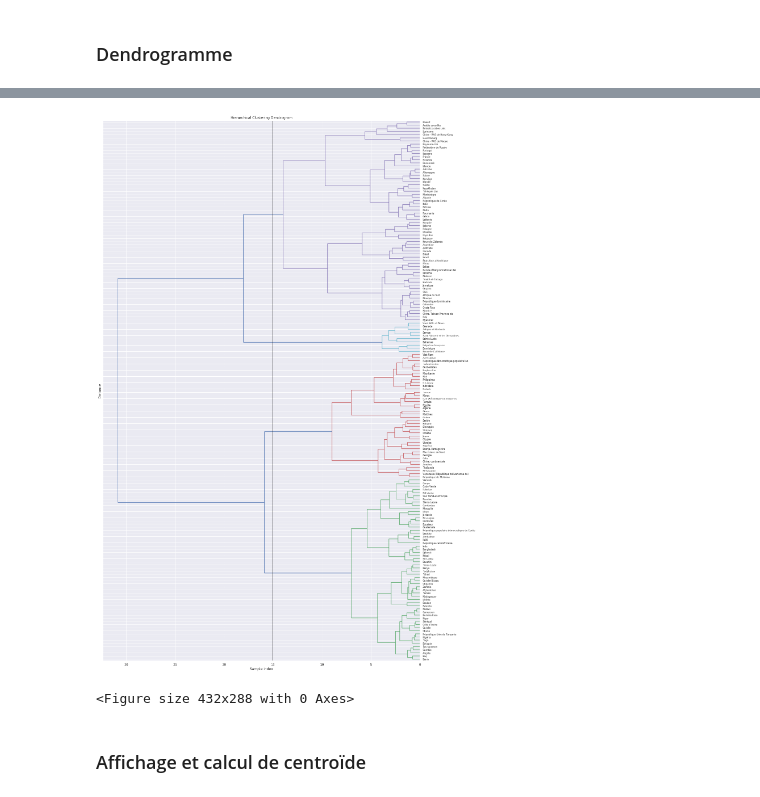
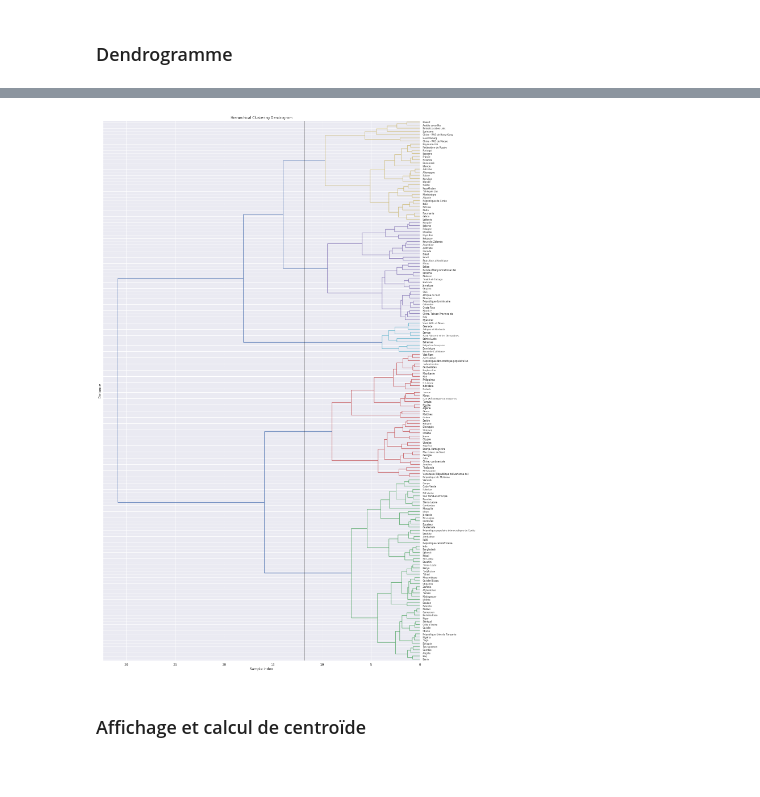
Before and after one commit to FranckDELRUE/FranckDELRUE-OCR-Project-5-DAn-Python, a Jupyter notebook: P5_02_Code.ipynb, the cells around one changed output, grey strips where cells are left out. Drawn from its saved outputs; the diff is of its cells as text; code cells hidden in the pictures.

```diff
--- a/P5_02_Code.ipynb
+++ b/P5_02_Code.ipynb
@@ -60,6 +61,8 @@ names = data.index
 # Centrage et Réduction
 std_scale = preprocessing.StandardScaler().fit(X)
 X_scaled = std_scale.transform(X)
+
+__CLUSTER__ = 5
 # %% [markdown]
 ### Optimisation du dendrogramme
 # %% [markdown]
@@ -202,23 +206,25 @@ plt.show()
 # %%
 # Affichage du dendrogramme complet
+
+x = Z[-__CLUSTER__][2] + (Z[-__CLUSTER__+1][2] - Z[-__CLUSTER__][2]) / 2
+
 plt.figure(figsize=(20,35))
 plt.title('Hierarchical Clustering Dendrogram')
 plt.xlabel('Sample index')
 plt.ylabel('Distance')
-plt.axvline(x=15, c='k')
+plt.axvline(x, c='k')
 dendrogram(
     Z,
     labels = data.index,
     orientation = "left",
-    color_threshold = 15,
+    color_threshold = x,
     leaf_font_size = 8
 )
-plt.show()
 
 plt.savefig('Images/dendrogramme.png')
+plt.show()
 # %% [output]
-[figure, old version]
+[figure, new version]
-<Figure size 432x288 with 0 Axes>
 # %% [markdown]
 ### Affichage et calcul de centroïde
 # %%
```
Also changed, not shown: parts of 95 cells of this notebook, 17 other files.
